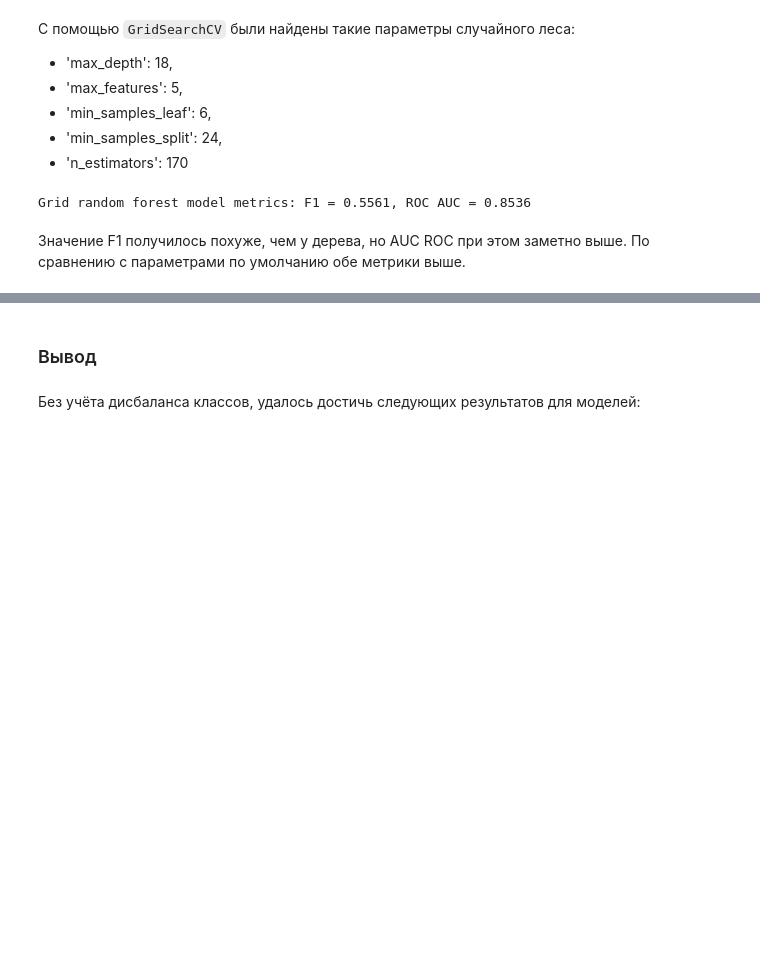
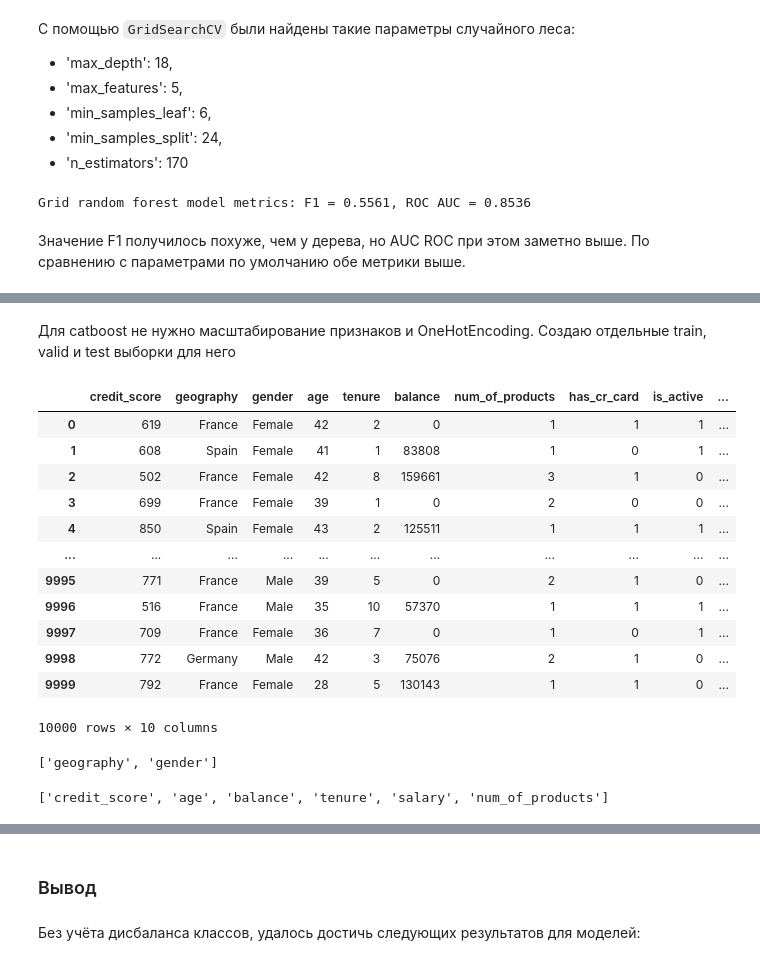
Before and after one commit to an-mor/practicum_github, a Jupyter notebook: annmor_github_check.ipynb, the cells around one changed output, grey strips where cells are left out. Saved outputs shown, nothing was run; the diff lists cells and outputs as text; code cells hidden in the pictures; blank space fills up the shorter version.

```diff
--- a/annmor_github_check.ipynb
+++ b/annmor_github_check.ipynb
@@ -876,0 +900,18 @@ Grid random forest model metrics: F1 = 0.5561, ROC AUC = 0.8536
+# %% [markdown]
+Для catboost не нужно масштабирование признаков и OneHotEncoding. Создаю отдельные train, valid и test выборки для него
+# %%
+features
+# %% [output]
+|  | credit_score | geography | gender | age | tenure | balance | num_of_products | has_cr_card | is_active | ... |
+| 0 | 619 | France | Female | 42 | 2 | 0 | 1 | 1 | 1 | ... |
+| 1 | 608 | Spain | Female | 41 | 1 | 83808 | 1 | 0 | 1 | ... |
+| 2 | 502 | France | Female | 42 | 8 | 159661 | 3 | 1 | 0 | ... |
+| 3 | 699 | France | Female | 39 | 1 | 0 | 2 | 0 | 0 | ... |
+| 4 | 850 | Spain | Female | 43 | 2 | 125511 | 1 | 1 | 1 | ... |
+| ... | ... | ... | ... | ... | ... | ... | ... | ... | ... | ... |
+| 9995 | 771 | France | Male | 39 | 5 | 0 | 2 | 1 | 0 | ... |
+| 9996 | 516 | France | Male | 35 | 10 | 57370 | 1 | 1 | 1 | ... |
+| 9997 | 709 | France | Female | 36 | 7 | 0 | 1 | 0 | 1 | ... |
+| 9998 | 772 | Germany | Male | 42 | 3 | 75076 | 2 | 1 | 0 | ... |
+| 9999 | 792 | France | Female | 28 | 5 | 130143 | 1 | 1 | 0 | ... |
+10000 rows × 10 columns
@@ -876,0 +924,8 @@ Grid random forest model metrics: F1 = 0.5561, ROC AUC = 0.8536
+# %%
+cat_cols
+# %% [output]
+['geography', 'gender']
+# %%
+num_cols
+# %% [output]
+['credit_score', 'age', 'balance', 'tenure', 'salary', 'num_of_products']
```
Also changed, not shown: parts of 29 cells of this notebook.
